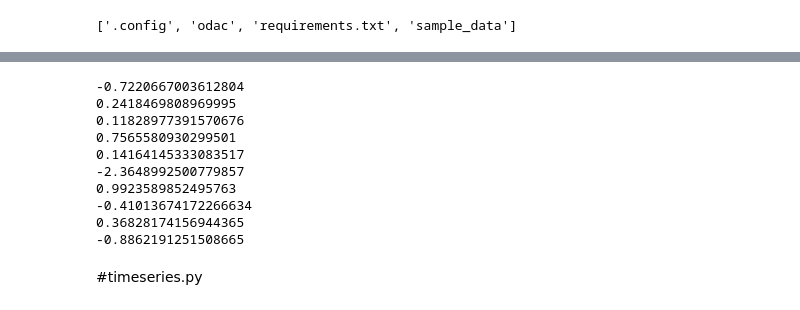
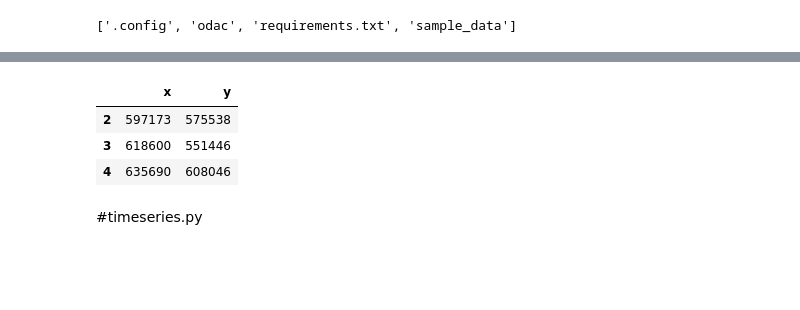
Before and after one commit to gillesvtsilvano/odac, a Jupyter notebook: Evolutive_Systems_ODAC.ipynb, the cells around one changed output, grey strips where cells are left out. Saved outputs shown, nothing was run; the diff lists cells and outputs as text; code cells hidden in the pictures; blank space fills up the shorter version.

```diff
--- a/Evolutive_Systems_ODAC.ipynb
+++ b/Evolutive_Systems_ODAC.ipynb
@@ -103,14 +83,0 @@ r.prepare_for_use()
-# %%
-for i in range(10):
-  print(r.next_sample()[0][0][0])
-# %% [output]
--0.7220667003612804
-0.2418469808969995
-0.11828977391570676
-0.7565580930299501
-0.14164145333083517
--2.3648992500779857
-0.9923589852495763
--0.41013674172266634
-0.36828174156944365
--0.8862191251508665
@@ -117,3 +94,10 @@ for i in range(10):
+# %%
+df.iloc[2:5,:]
+# %% [output]
+|  | x | y |
+| 2 | 597173 | 575538 |
+| 3 | 618600 | 551446 |
+| 4 | 635690 | 608046 |
 # %% [markdown]
 #timeseries.py
 # %%
```
Also changed, not shown: parts of 11 cells of this notebook.
